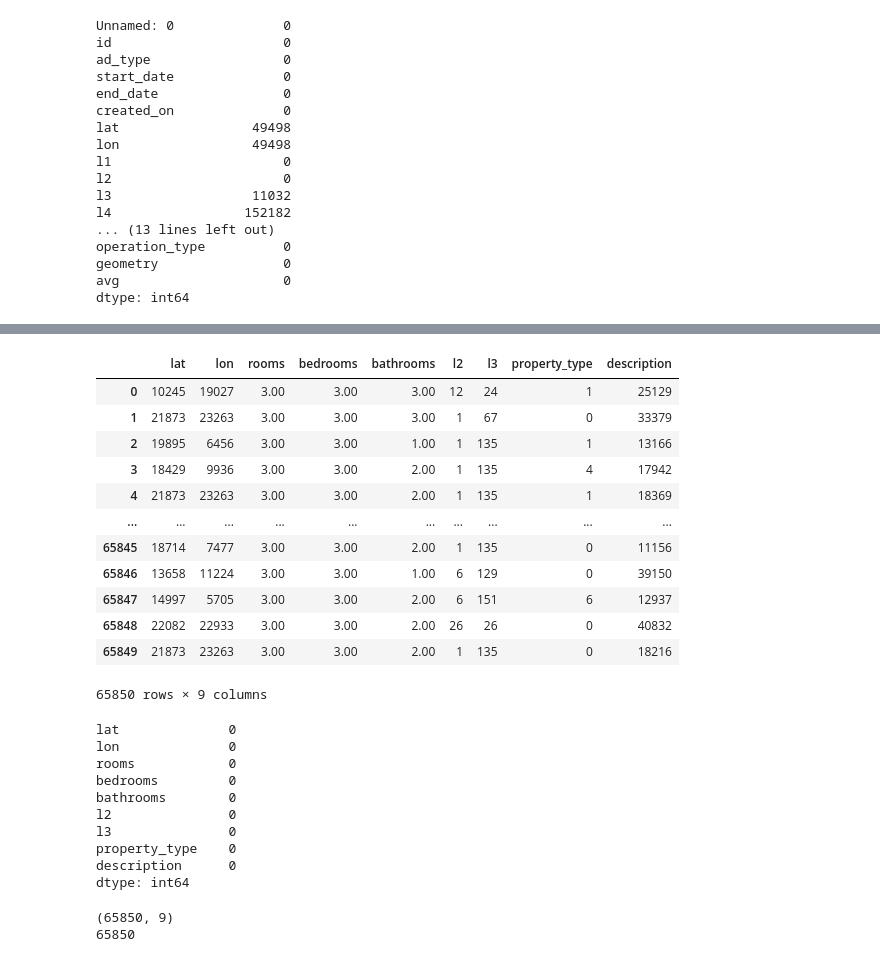
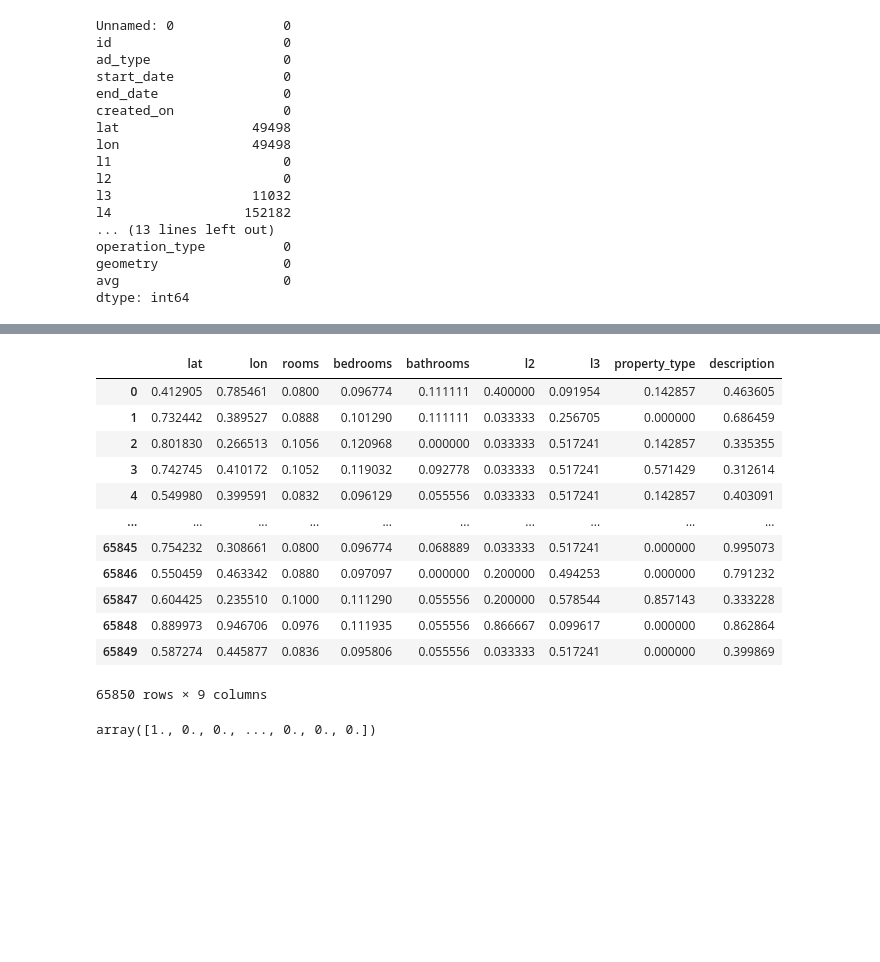
Before and after one commit to khorneflakes-dev/Henry-Datathon-Machine-Learning, a Jupyter notebook: app.ipynb, the cells around one changed output, grey strips where cells are left out. Drawn from its saved outputs; the diff is of its cells as text; code cells hidden in the pictures; blank space fills up the shorter version.

```diff
--- a/app.ipynb
+++ b/app.ipynb
@@ -275,37 +234,44 @@ See the caveats in the documentation: https://pandas.pydata.org/pandas-docs/stab
-# %%
-new_test
-# %% [output]
-|  | lat | lon | rooms | bedrooms | bathrooms | l2 | l3 | property_type | description |
-| 0 | 10245 | 19027 | 3.00 | 3.00 | 3.00 | 12 | 24 | 1 | 25129 |
-| 1 | 21873 | 23263 | 3.00 | 3.00 | 3.00 | 1 | 67 | 0 | 33379 |
-| 2 | 19895 | 6456 | 3.00 | 3.00 | 1.00 | 1 | 135 | 1 | 13166 |
-| 3 | 18429 | 9936 | 3.00 | 3.00 | 2.00 | 1 | 135 | 4 | 17942 |
-| 4 | 21873 | 23263 | 3.00 | 3.00 | 2.00 | 1 | 135 | 1 | 18369 |
-| ... | ... | ... | ... | ... | ... | ... | ... | ... | ... |
-| 65845 | 18714 | 7477 | 3.00 | 3.00 | 2.00 | 1 | 135 | 0 | 11156 |
-| 65846 | 13658 | 11224 | 3.00 | 3.00 | 1.00 | 6 | 129 | 0 | 39150 |
-| 65847 | 14997 | 5705 | 3.00 | 3.00 | 2.00 | 6 | 151 | 6 | 12937 |
-| 65848 | 22082 | 22933 | 3.00 | 3.00 | 2.00 | 26 | 26 | 0 | 40832 |
-| 65849 | 21873 | 23263 | 3.00 | 3.00 | 2.00 | 1 | 135 | 0 | 18216 |
-65850 rows × 9 columns
-# %%
-new_test.isnull().sum()
-# %% [output]
-lat              0
-lon              0
-rooms            0
-bedrooms         0
-bathrooms        0
-l2               0
-l3               0
-property_type    0
-description      0
-dtype: int64
-# %%
-new_prediction = model.predict(new_test)
-print(new_test.shape)
-print(len(new_prediction))
-# %% [output]
-(65850, 9)
-65850
+# %%
+from sklearn.preprocessing import LabelEncoder
+from sklearn.impute import KNNImputer
+
+columns2 = ['lat','lon','rooms','bedrooms','bathrooms','l2','l3','property_type', 'description']
+
+df_test = df_test[columns2]
+
+test_normalize = df_test.apply(lambda series: pd.Series(
+        LabelEncoder().fit_transform(series[series.notnull()]),
+        index=series[series.notnull()].index
+    ))
+
+
+imputer2 = KNNImputer(n_neighbors=100)
+test_transform = imputer2.fit_transform(test_normalize)
+
+from sklearn import preprocessing
+
+datos_min_max2 = preprocessing.MinMaxScaler().fit_transform(test_transform)
+
+df_clean_test = pd.DataFrame(datos_min_max2, columns=columns2)
+df_clean_test[['lat','lon','bathrooms','l2','l3','property_type', 'description']].to_csv('clean_test.csv', index=False)
+# %% [output]
+|  | lat | lon | rooms | bedrooms | bathrooms | l2 | l3 | property_type | description |
+| 0 | 0.412905 | 0.785461 | 0.0800 | 0.096774 | 0.111111 | 0.400000 | 0.091954 | 0.142857 | 0.463605 |
+| 1 | 0.732442 | 0.389527 | 0.0888 | 0.101290 | 0.111111 | 0.033333 | 0.256705 | 0.000000 | 0.686459 |
+| 2 | 0.801830 | 0.266513 | 0.1056 | 0.120968 | 0.000000 | 0.033333 | 0.517241 | 0.142857 | 0.335355 |
+| 3 | 0.742745 | 0.410172 | 0.1052 | 0.119032 | 0.092778 | 0.033333 | 0.517241 | 0.571429 | 0.312614 |
+| 4 | 0.549980 | 0.399591 | 0.0832 | 0.096129 | 0.055556 | 0.033333 | 0.517241 | 0.142857 | 0.403091 |
+| ... | ... | ... | ... | ... | ... | ... | ... | ... | ... |
+| 65845 | 0.754232 | 0.308661 | 0.0800 | 0.096774 | 0.068889 | 0.033333 | 0.517241 | 0.000000 | 0.995073 |
+| 65846 | 0.550459 | 0.463342 | 0.0880 | 0.097097 | 0.000000 | 0.200000 | 0.494253 | 0.000000 | 0.791232 |
+| 65847 | 0.604425 | 0.235510 | 0.1000 | 0.111290 | 0.055556 | 0.200000 | 0.578544 | 0.857143 | 0.333228 |
+| 65848 | 0.889973 | 0.946706 | 0.0976 | 0.111935 | 0.055556 | 0.866667 | 0.099617 | 0.000000 | 0.862864 |
+| 65849 | 0.587274 | 0.445877 | 0.0836 | 0.095806 | 0.055556 | 0.033333 | 0.517241 | 0.000000 | 0.399869 |
+65850 rows × 9 columns
+# %%
+df_test_respaldo = pd.read_csv('./clean_test.csv')
+y_pred_test = algoritmo.predict(df_test_respaldo)
+y_pred_test
+# %% [output]
+array([1., 0., 0., ..., 0., 0., 0.])
 # %%
```
Also changed, not shown: parts of 13 cells of this notebook, 4 other files.
